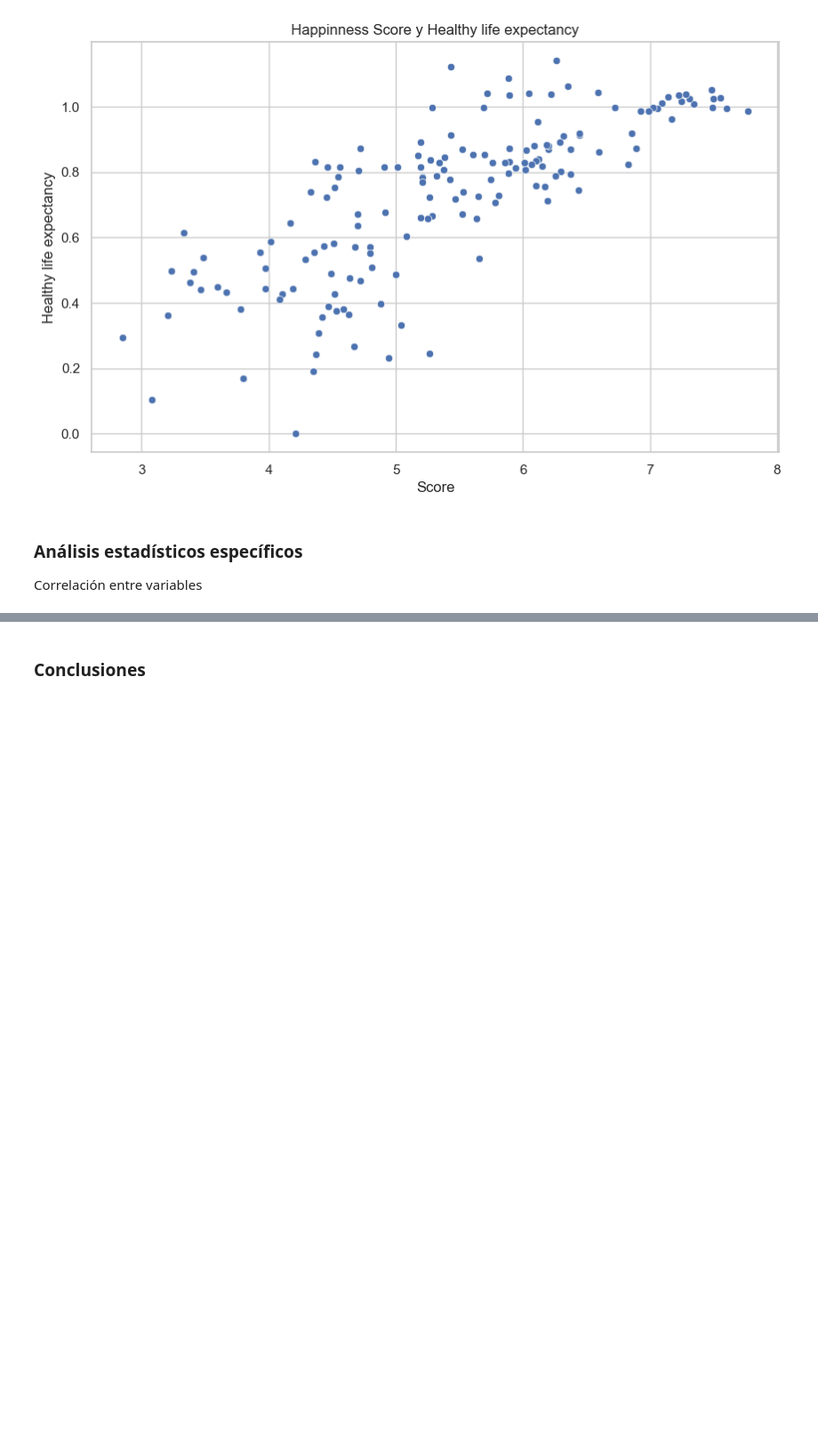
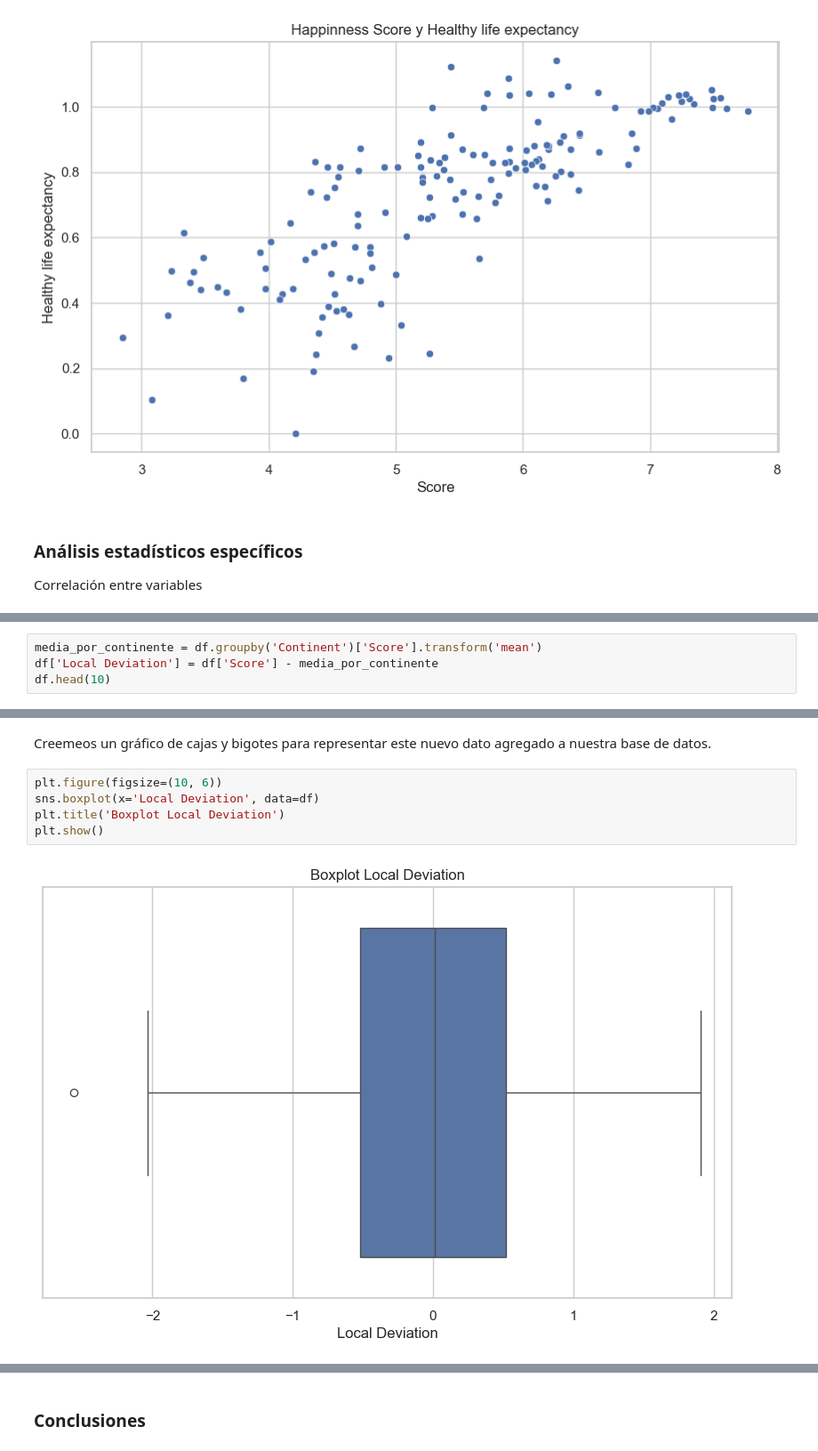
Before and after one commit to Javi111003/Happinness-World-Ranking-Stats, a Jupyter notebook: main.ipynb, the cells around one changed output, grey strips where cells are left out. Shown: that part at 89% size. Saved outputs shown, nothing was run; the diff lists cells and outputs as text; blank space fills up the shorter version.

Commit message:
feat: Data Basic Analisys

```diff
--- a/main.ipynb
+++ b/main.ipynb
@@ -136,0 +230,4 @@ print(f'T-statistic: {t_stat}, P-value: {p_value}')
+# %%
+media_por_continente = df.groupby('Continent')['Score'].transform('mean')
+df['Local Deviation'] = df['Score'] - media_por_continente
+df.head(10)
@@ -136,0 +246,9 @@ print(f'T-statistic: {t_stat}, P-value: {p_value}')
+# %% [markdown]
+Creemeos un gráfico de cajas y bigotes para representar este nuevo dato agregado a nuestra base de datos.
+# %%
+plt.figure(figsize=(10, 6))
+sns.boxplot(x='Local Deviation', data=df)
+plt.title('Boxplot Local Deviation')
+plt.show()
+# %% [output]
+[figure, added]
```
Also changed, not shown: parts of 14 cells of this notebook.
